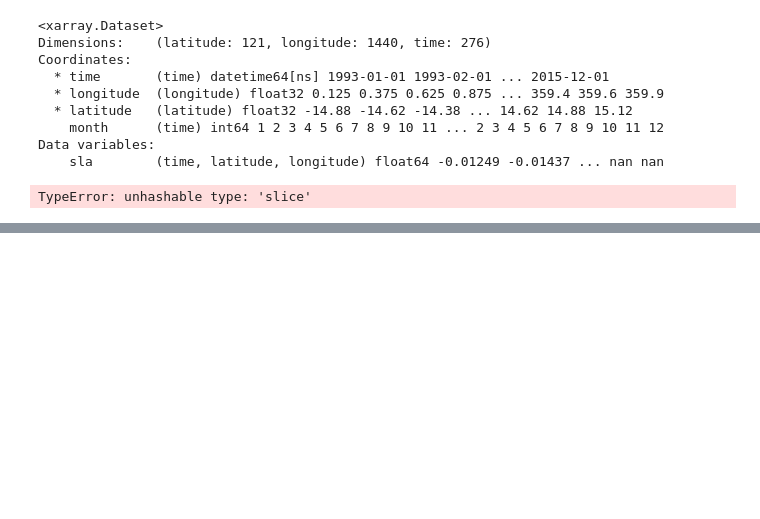
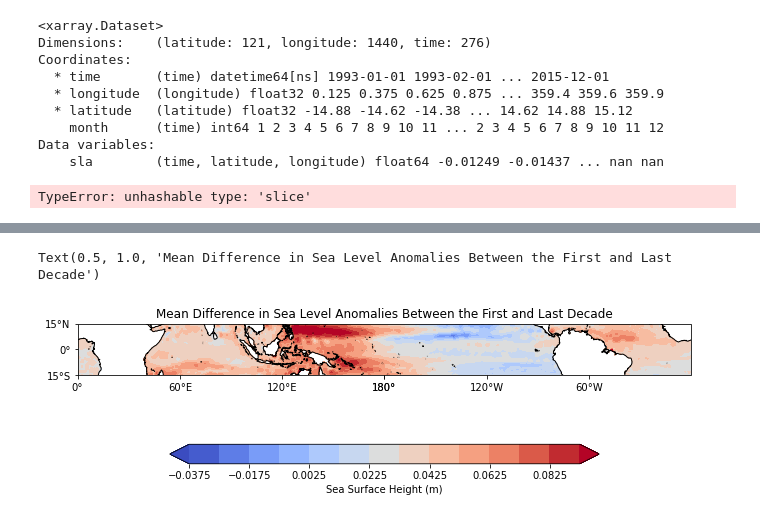
Before and after one commit to GeoRath/Climate-680, a Jupyter notebook: Project_Workbooks/aviso_contour.ipynb, the cells around one changed output, grey strips where cells are left out. Saved outputs shown, nothing was run; the diff lists cells and outputs as text; code cells hidden in the pictures; blank space fills up the shorter version.

Commit message:
Upload new Figure

```diff
--- a/Project_Workbooks/aviso_contour.ipynb
+++ b/Project_Workbooks/aviso_contour.ipynb
@@ -144,0 +161,3 @@ TypeError: unhashable type: 'slice'
+# %%
+aviso05_15 = ds_aviso.sel(time=slice('2005-1','2015-12'))
+aviso05_15
@@ -144,0 +173,3 @@ TypeError: unhashable type: 'slice'
+# %%
+aviso93_03mean = aviso93_03.sla[0:132,:,:].mean(dim="time")
+aviso93_03mean
@@ -144,0 +194,3 @@ TypeError: unhashable type: 'slice'
+# %%
+aviso05_15mean = aviso05_15.sla[0:132,:,:].mean(dim="time")
+aviso05_15mean
@@ -144,0 +215,3 @@ TypeError: unhashable type: 'slice'
+# %%
+mean_diff = aviso05_15mean - aviso93_03mean
+mean_diff
@@ -144,0 +236,40 @@ TypeError: unhashable type: 'slice'
+# %%
+# Make the figure larger
+fig = plt.figure(figsize=(11,8.5))
+
+# Set the axes using the specified map projection
+ax=plt.axes(projection=ccrs.PlateCarree(central_longitude=180))
+
+# Add cyclic point to data
+data=mean_diff
+data, lons = add_cyclic_point(data, coord=mean_diff['longitude'])
+
+
+# Make a filled contour plot
+clevs=np.arange(-.0375,.1,.01)
+
+cs=ax.contourf(lons,mean_diff['latitude'],data,clevs,
+                          transform = ccrs.PlateCarree(),
+                          cmap='coolwarm',extend='both')
+
+# Add coastlines
+ax.coastlines()
+
+# Define the xticks for longitude
+ax.set_xticks(np.arange(-180,181,60), crs=ccrs.PlateCarree())
+lon_formatter = cticker.LongitudeFormatter()
+ax.xaxis.set_major_formatter(lon_formatter)
+
+# Define the yticks for latitude
+ax.set_yticks(np.arange(-15,16,15), crs=ccrs.PlateCarree())
+lat_formatter = cticker.LatitudeFormatter()
+ax.yaxis.set_major_formatter(lat_formatter)
+
+# Add colorbar
+cbar = plt.colorbar(cs,shrink=0.7,orientation='horizontal',label='Sea Surface Height (m)')
+
+# Add title
+plt.title('Mean Difference in Sea Level Anomalies Between the First and Last Decade')
+# %% [output]
+Text(0.5, 1.0, 'Mean Difference in Sea Level Anomalies Between the First and Last Decade')
+[figure, added]
```
Also changed, not shown: parts of 6 cells of this notebook, 1 other file.
